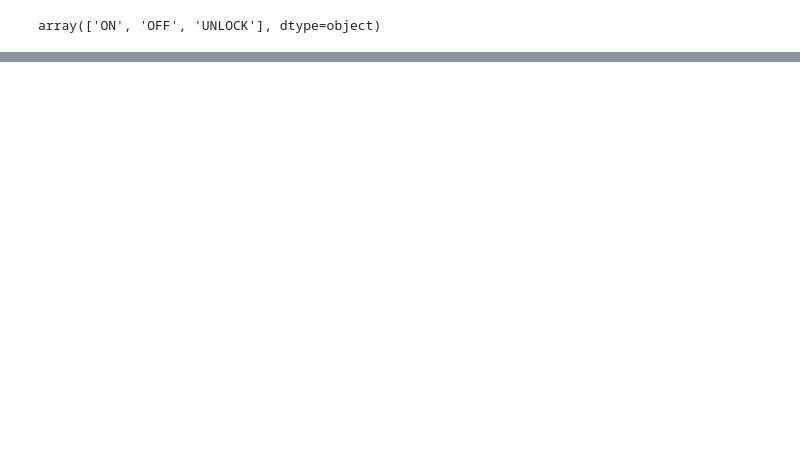
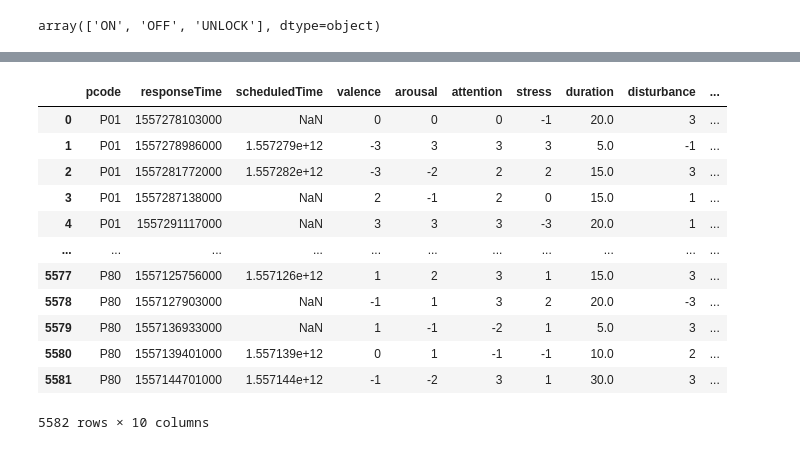
Before and after one commit to mauro-vb/quantitative-methods-analysis-project, a Jupyter notebook: data_exploration.ipynb, the cells around one changed output, grey strips where cells are left out. Cells and saved outputs as stored; diff of their text form; code cells hidden in the pictures; blank space fills up the shorter version.

```diff
--- a/data_exploration.ipynb
+++ b/data_exploration.ipynb
@@ -116,0 +151,17 @@ array(['ON', 'OFF', 'UNLOCK'], dtype=object)
+# %%
+esm_df = pd.read_csv(os.path.join(data_dir, "SubjData", "EsmResponse.csv"))
+esm_df
+# %% [output]
+|  | pcode | responseTime | scheduledTime | valence | arousal | attention | stress | duration | disturbance | ... |
+| 0 | P01 | 1557278103000 | NaN | 0 | 0 | 0 | -1 | 20.0 | 3 | ... |
+| 1 | P01 | 1557278986000 | 1.557279e+12 | -3 | 3 | 3 | 3 | 5.0 | -1 | ... |
+| 2 | P01 | 1557281772000 | 1.557282e+12 | -3 | -2 | 2 | 2 | 15.0 | 3 | ... |
+| 3 | P01 | 1557287138000 | NaN | 2 | -1 | 2 | 0 | 15.0 | 1 | ... |
+| 4 | P01 | 1557291117000 | NaN | 3 | 3 | 3 | -3 | 20.0 | 1 | ... |
+| ... | ... | ... | ... | ... | ... | ... | ... | ... | ... | ... |
+| 5577 | P80 | 1557125756000 | 1.557126e+12 | 1 | 2 | 3 | 1 | 15.0 | 3 | ... |
+| 5578 | P80 | 1557127903000 | NaN | -1 | 1 | 3 | 2 | 20.0 | -3 | ... |
+| 5579 | P80 | 1557136933000 | NaN | 1 | -1 | -2 | 1 | 5.0 | 3 | ... |
+| 5580 | P80 | 1557139401000 | 1.557139e+12 | 0 | 1 | -1 | -1 | 10.0 | 2 | ... |
+| 5581 | P80 | 1557144701000 | 1.557144e+12 | -1 | -2 | 3 | 1 | 30.0 | 3 | ... |
+5582 rows × 10 columns
```
Also changed, not shown: parts of 17 cells of this notebook, 1 other file.
